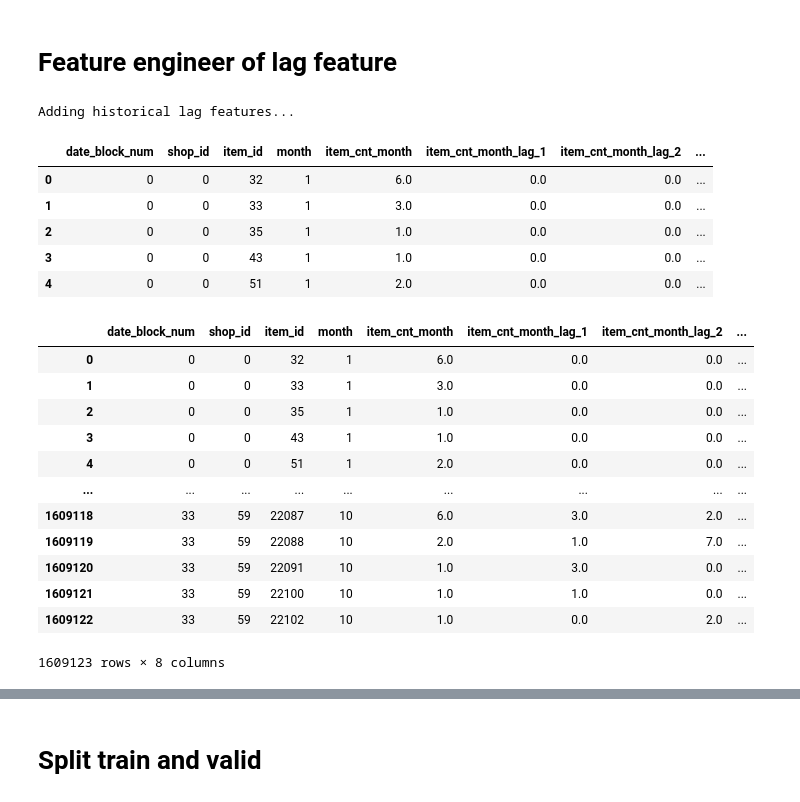
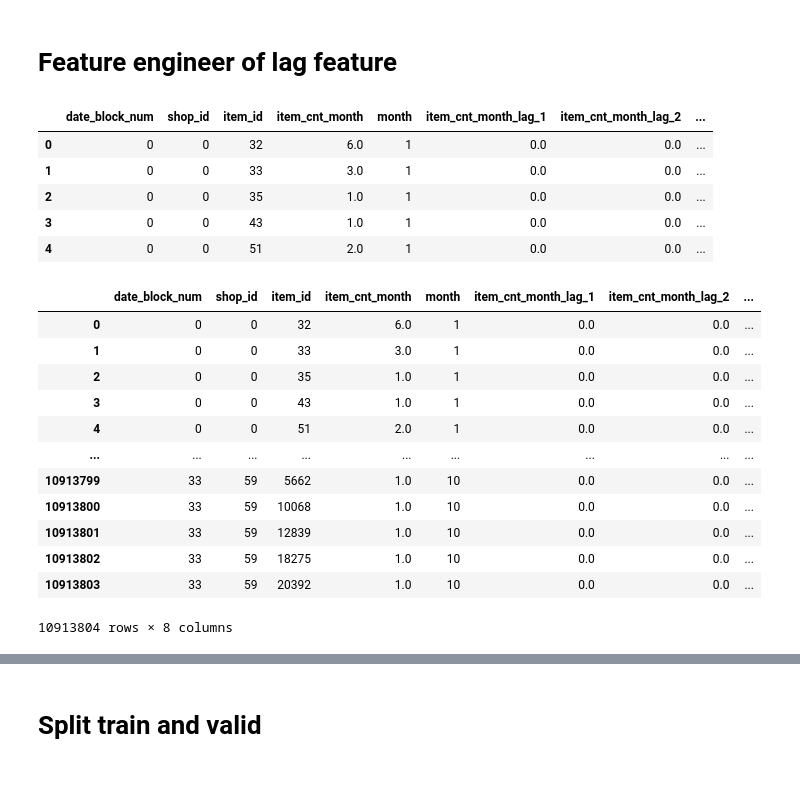
Before and after one commit to nguyen6uyen/Nguyen_Datanest_DS_MLE_takehome_test, a Jupyter notebook: work.ipynb, the cells around one changed output, grey strips where cells are left out. Saved outputs shown, nothing was run; the diff lists cells and outputs as text; code cells hidden in the pictures.

```diff
--- a/work.ipynb
+++ b/work.ipynb
@@ -93,3 +136,26 @@ monthly_train
 | 1609121 | 33 | 59 | 22100 | 10 | 1.0 |
 | 1609122 | 33 | 59 | 22102 | 10 | 1.0 |
 1609123 rows × 5 columns
+# %%
+import itertools
+
+grid = []
+
+for block_num in monthly_train['date_block_num'].unique():
+    shops_in_block = monthly_train.loc[monthly_train['date_block_num'] == block_num, 'shop_id'].unique()
+    items_in_block = monthly_train.loc[monthly_train['date_block_num'] == block_num, 'item_id'].unique()
+    grid.append(np.array(list(itertools.product([block_num], shops_in_block, items_in_block))))
+
+grid_df = pd.DataFrame(np.vstack(grid), columns=['date_block_num', 'shop_id', 'item_id'])
+
+# Merge actual sales onto the full grid — missing combos become NaN, then 0
+monthly_train_full = pd.merge(
+    grid_df,
+    monthly_train[['date_block_num', 'shop_id', 'item_id', 'item_cnt_month']],
+    on=['date_block_num', 'shop_id', 'item_id'],
+    how='left'
+)
+monthly_train_full['item_cnt_month'] = monthly_train_full['item_cnt_month'].fillna(0)
+
+# Re-add 'month' (calendar month 1-12) since it's deterministic from date_block_num
+monthly_train_full['month'] = monthly_train_full['date_block_num'] % 12 + 1
@@ -165,36 +282,35 @@ def create_lag_feature(df, lag_month):
     return merged_df
 
 
-monthly_train = create_lag_feature(monthly_train, lag_month=1)   # Last month
-monthly_train = create_lag_feature(monthly_train, lag_month=2)   # 2 months ago
-monthly_train = create_lag_feature(monthly_train, lag_month=12)  # 12 months ago
+monthly_train_full = create_lag_feature(monthly_train_full, lag_month=1)   # Last month
+monthly_train_full = create_lag_feature(monthly_train_full, lag_month=2)   # 2 months ago
+monthly_train_full = create_lag_feature(monthly_train_full, lag_month=12)  # 12 months ago
 
 # If an item didn't exist last month, the merge will create a NaN (Not a Number).
 # We should fill those with 0, because if it didn't exist, it sold 0 units!
-monthly_train.fillna(0, inplace=True)
+monthly_train_full.fillna(0, inplace=True)
 
-display(monthly_train.head())
+display(monthly_train_full.head())
 # %% [output]
-Adding historical lag features...
-|  | date_block_num | shop_id | item_id | month | item_cnt_month | item_cnt_month_lag_1 | item_cnt_month_lag_2 | ... |
-| 0 | 0 | 0 | 32 | 1 | 6.0 | 0.0 | 0.0 | ... |
-| 1 | 0 | 0 | 33 | 1 | 3.0 | 0.0 | 0.0 | ... |
-| 2 | 0 | 0 | 35 | 1 | 1.0 | 0.0 | 0.0 | ... |
-| 3 | 0 | 0 | 43 | 1 | 1.0 | 0.0 | 0.0 | ... |
-| 4 | 0 | 0 | 51 | 1 | 2.0 | 0.0 | 0.0 | ... |
+|  | date_block_num | shop_id | item_id | item_cnt_month | month | item_cnt_month_lag_1 | item_cnt_month_lag_2 | ... |
+| 0 | 0 | 0 | 32 | 6.0 | 1 | 0.0 | 0.0 | ... |
+| 1 | 0 | 0 | 33 | 3.0 | 1 | 0.0 | 0.0 | ... |
+| 2 | 0 | 0 | 35 | 1.0 | 1 | 0.0 | 0.0 | ... |
+| 3 | 0 | 0 | 43 | 1.0 | 1 | 0.0 | 0.0 | ... |
+| 4 | 0 | 0 | 51 | 2.0 | 1 | 0.0 | 0.0 | ... |
 # %%
-monthly_train
+monthly_train_full
 # %% [output]
-|  | date_block_num | shop_id | item_id | month | item_cnt_month | item_cnt_month_lag_1 | item_cnt_month_lag_2 | ... |
-| 0 | 0 | 0 | 32 | 1 | 6.0 | 0.0 | 0.0 | ... |
-| 1 | 0 | 0 | 33 | 1 | 3.0 | 0.0 | 0.0 | ... |
-| 2 | 0 | 0 | 35 | 1 | 1.0 | 0.0 | 0.0 | ... |
-| 3 | 0 | 0 | 43 | 1 | 1.0 | 0.0 | 0.0 | ... |
-| 4 | 0 | 0 | 51 | 1 | 2.0 | 0.0 | 0.0 | ... |
+|  | date_block_num | shop_id | item_id | item_cnt_month | month | item_cnt_month_lag_1 | item_cnt_month_lag_2 | ... |
+| 0 | 0 | 0 | 32 | 6.0 | 1 | 0.0 | 0.0 | ... |
+| 1 | 0 | 0 | 33 | 3.0 | 1 | 0.0 | 0.0 | ... |
+| 2 | 0 | 0 | 35 | 1.0 | 1 | 0.0 | 0.0 | ... |
+| 3 | 0 | 0 | 43 | 1.0 | 1 | 0.0 | 0.0 | ... |
+| 4 | 0 | 0 | 51 | 2.0 | 1 | 0.0 | 0.0 | ... |
 | ... | ... | ... | ... | ... | ... | ... | ... | ... |
-| 1609118 | 33 | 59 | 22087 | 10 | 6.0 | 3.0 | 2.0 | ... |
-| 1609119 | 33 | 59 | 22088 | 10 | 2.0 | 1.0 | 7.0 | ... |
-| 1609120 | 33 | 59 | 22091 | 10 | 1.0 | 3.0 | 0.0 | ... |
-| 1609121 | 33 | 59 | 22100 | 10 | 1.0 | 1.0 | 0.0 | ... |
-| 1609122 | 33 | 59 | 22102 | 10 | 1.0 | 0.0 | 2.0 | ... |
+| 10913799 | 33 | 59 | 5662 | 1.0 | 10 | 0.0 | 0.0 | ... |
+| 10913800 | 33 | 59 | 10068 | 1.0 | 10 | 0.0 | 0.0 | ... |
+| 10913801 | 33 | 59 | 12839 | 1.0 | 10 | 0.0 | 0.0 | ... |
+| 10913802 | 33 | 59 | 18275 | 1.0 | 10 | 0.0 | 0.0 | ... |
+| 10913803 | 33 | 59 | 20392 | 1.0 | 10 | 0.0 | 0.0 | ... |
-1609123 rows × 8 columns
+10913804 rows × 8 columns
```
Also changed, not shown: parts of 33 cells of this notebook, 1 other file.
